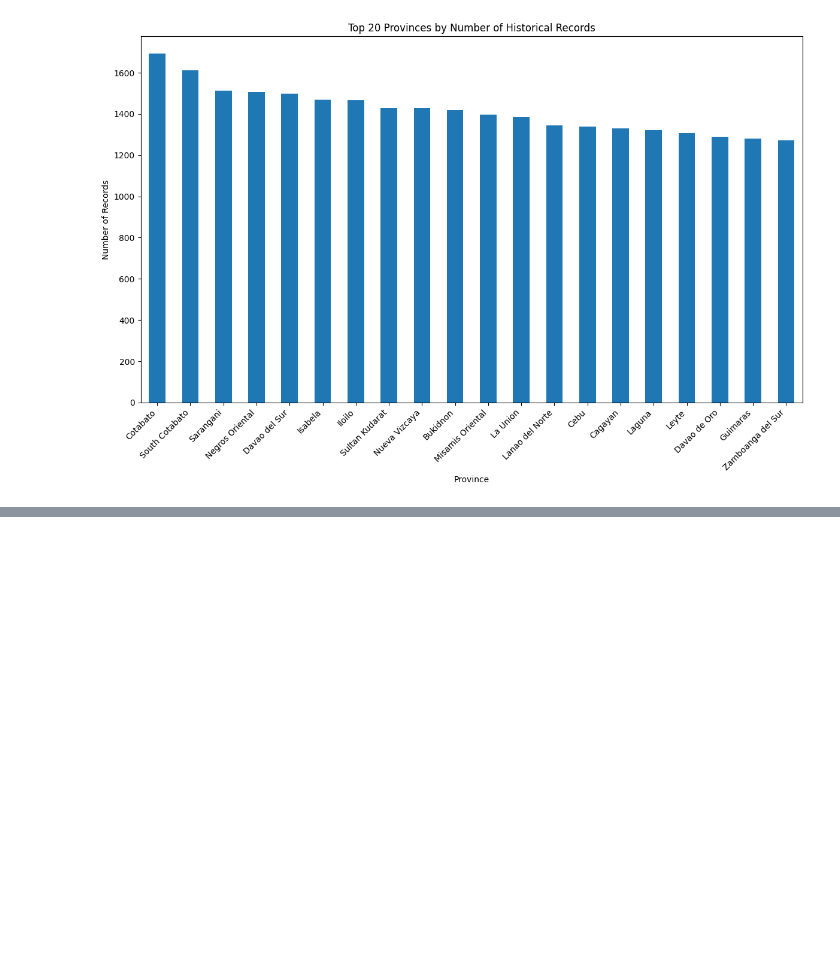
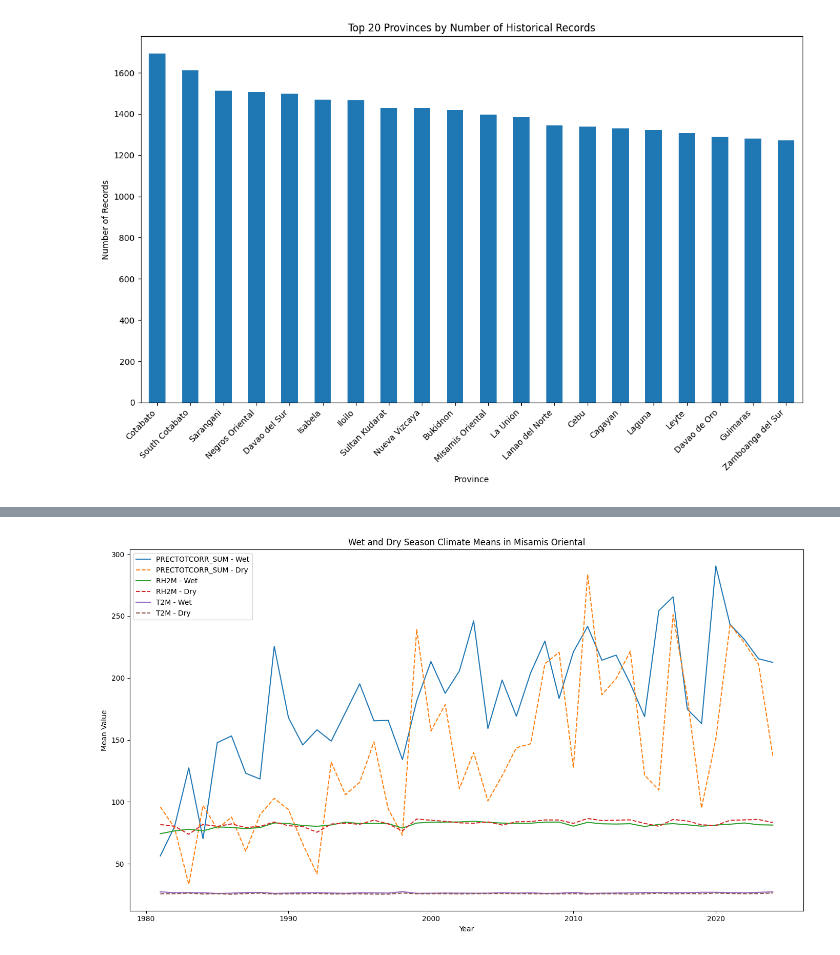
Before and after one commit to meruuuuooo/croptap-ml-v2, a Jupyter notebook: notebooks/01_data_exploration.ipynb, the cells around one changed output, grey strips where cells are left out. Cells and saved outputs as stored; diff of their text form; code cells hidden in the pictures; blank space fills up the shorter version.

```diff
--- a/notebooks/01_data_exploration.ipynb
+++ b/notebooks/01_data_exploration.ipynb
@@ -40,0 +159,5 @@ Historical performance: 93369 records
+# %%
+for param, group in climate_df.groupby('PARAMETER'):
+    print(f"--- {param} ---")
+    print(group.head(5))
+    print()
@@ -219,0 +421,29 @@ plt.show()
+# %%
+# Pivot for plotting
+pivot_df = misamis_oriental_climate.pivot_table(
+    index='YEAR', columns='PARAMETER', values=['WET_SEASON', 'DRY_SEASON'], aggfunc='mean'
+)
+
+plt.figure(figsize=(14, 8))
+for param in misamis_oriental_climate['PARAMETER'].unique():
+    plt.plot(
+        pivot_df.index,
+        pivot_df['WET_SEASON'][param],
+        label=f'{param} - Wet',
+        linestyle='-'
+    )
+    plt.plot(
+        pivot_df.index,
+        pivot_df['DRY_SEASON'][param],
+        label=f'{param} - Dry',
+        linestyle='--'
+    )
+
+plt.title('Wet and Dry Season Climate Means in Misamis Oriental')
+plt.xlabel('Year')
+plt.ylabel('Mean Value')
+plt.legend()
+plt.tight_layout()
+plt.show()
+# %% [output]
+[figure, added]
```
Also changed, not shown: parts of 10 cells of this notebook, 12 other files.
